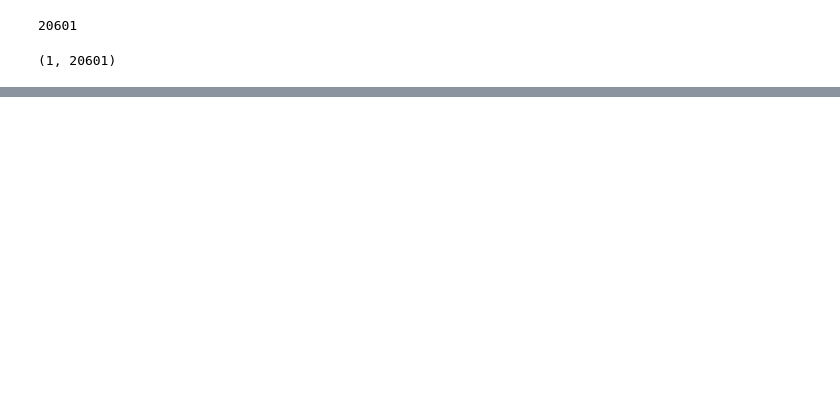
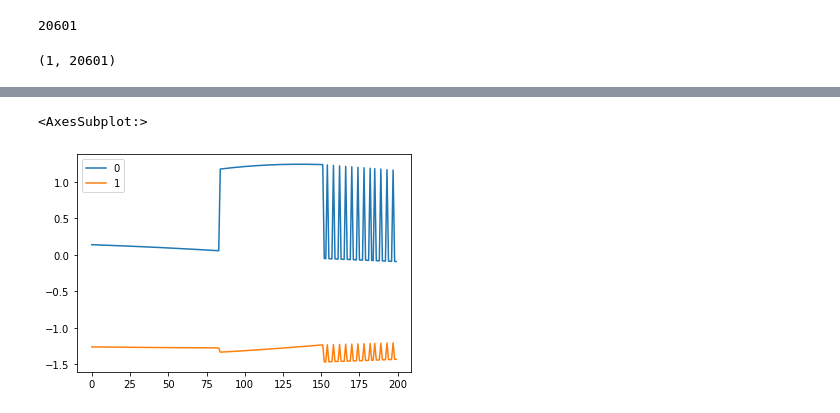
Before and after one commit to jdcc/ac207_final, a Jupyter notebook: VAE Example.ipynb, the cells around one changed output, grey strips where cells are left out. Saved outputs shown, nothing was run; the diff lists cells and outputs as text; code cells hidden in the pictures; blank space fills up the shorter version.

```diff
--- a/VAE Example.ipynb
+++ b/VAE Example.ipynb
@@ -387,0 +438,3 @@ plt.show()
+# %%
+objective = loss + distance_term
+objective
@@ -387,0 +443,11 @@ plt.show()
+# %%
+def revise_objective(chosen_point, chosen_z, vae, classifier, gamma):
+    reconstructed_x = vae.decoder.forward(vae.decoder.weights.reshape(1,-1), chosen_z.reshape(1,-1).T).reshape(1,-1).squeeze()
+    distance = calc_distance(chosen_point, reconstructed_x)
+    distance_term = gamma * distance
+    reconstructed_prob = classifier.predict_proba(reconstructed_x.reshape(1, -1))
+    loss = binary_crossentropy(np.array([1]), reconstructed_prob.reshape(1,-1))
+    objective = loss + distance_term
+    return objective, (reconstructed_x, reconstructed_prob)
+# %%
+grad_z, (reconstructed_x, reconstructed_prob) = grad(revise_objective, 1, has_aux=True)(chosen_point, chosen_z, vae, classifier, gamma)
@@ -387,0 +463,26 @@ plt.show()
+# %%
+from tqdm.notebook import tqdm
+chosen_point = x_train[5].T
+new_z = vae.infer(chosen_point.reshape(1,-1).T)[:vae.z_dim,0]
+
+max_iter = 200
+learning_rate = 1e-3
+gamma = 0
+i = 0
+reconstructed_prob = 0
+min_prob_of_positive = 0.5
+zs = [new_z]
+xs = [chosen_point]
+probs = []
+grads = []
+pbar = tqdm(total=max_iter, smoothing=0)
+while i < max_iter and reconstructed_prob < min_prob_of_positive:
+    grad_z, (reconstructed_x, reconstructed_prob) = grad(revise_objective, 1, has_aux=True)(chosen_point, new_z, vae, classifier, gamma)
+    new_z -= learning_rate * grad_z
+    zs.append(new_z)
+    xs.append(reconstructed_x)
+    probs.append(reconstructed_prob)
+    grads.append(grad_z)
+    pbar.update()
+    i += 1
+pbar.close()
@@ -387,0 +505,5 @@ plt.show()
+# %%
+pd.DataFrame(grads).plot.line()
+# %% [output]
+<AxesSubplot:>
+[figure, added]
```
Also changed, not shown: parts of 37 cells of this notebook, 1 other file.
